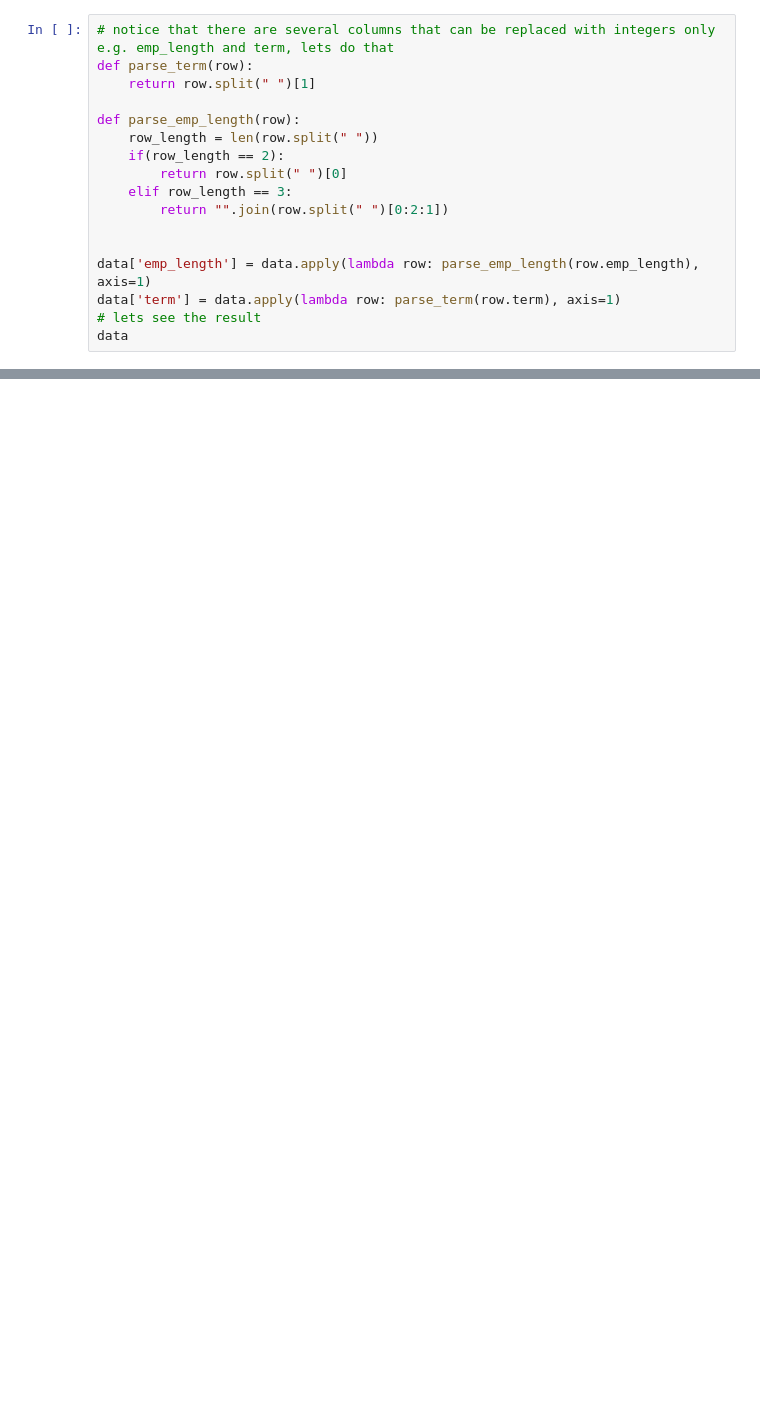
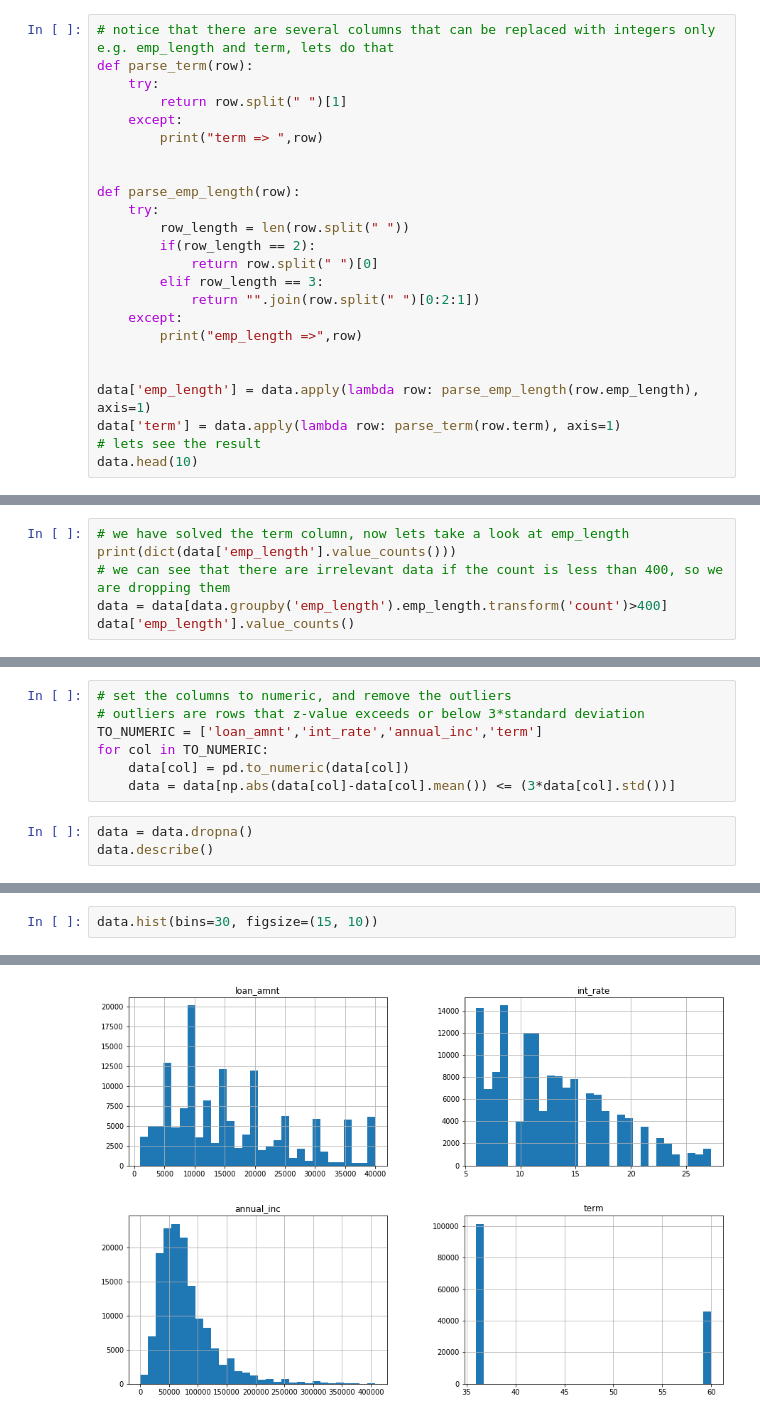
Before and after one commit to jonathanfilbert/pdib, a Jupyter notebook: tugas-1/Tugas 1 PDIB.ipynb, the cells around one changed output, grey strips where cells are left out. Drawn from its saved outputs; the diff is of its cells as text; blank space fills up the shorter version.

```diff
--- a/tugas-1/Tugas 1 PDIB.ipynb
+++ b/tugas-1/Tugas 1 PDIB.ipynb
@@ -26,17 +95,24 @@ data
 # %%
 # notice that there are several columns that can be replaced with integers only e.g. emp_length and term, lets do that
 def parse_term(row):
-    return row.split(" ")[1]
+    try:
+        return row.split(" ")[1]
+    except:
+        print("term => ",row)
+
 
 def parse_emp_length(row):
-    row_length = len(row.split(" "))
-    if(row_length == 2):
-        return row.split(" ")[0]
-    elif row_length == 3:
-        return "".join(row.split(" ")[0:2:1])
+    try:
+        row_length = len(row.split(" "))
+        if(row_length == 2):
+            return row.split(" ")[0]
+        elif row_length == 3:
+            return "".join(row.split(" ")[0:2:1])
+    except:
+        print("emp_length =>",row)
 
 
 data['emp_length'] = data.apply(lambda row: parse_emp_length(row.emp_length), axis=1)
 data['term'] = data.apply(lambda row: parse_term(row.term), axis=1)
 # lets see the result
-data
+data.head(10)
@@ -42,0 +131,6 @@ data
+# %%
+# we have solved the term column, now lets take a look at emp_length
+print(dict(data['emp_length'].value_counts()))
+# we can see that there are irrelevant data if the count is less than 400, so we are dropping them
+data = data[data.groupby('emp_length').emp_length.transform('count')>400]
+data['emp_length'].value_counts()
@@ -64,0 +203,10 @@ data
+# %%
+# set the columns to numeric, and remove the outliers
+# outliers are rows that z-value exceeds or below 3*standard deviation
+TO_NUMERIC = ['loan_amnt','int_rate','annual_inc','term']
+for col in TO_NUMERIC:
+    data[col] = pd.to_numeric(data[col])
+    data = data[np.abs(data[col]-data[col].mean()) <= (3*data[col].std())]
+# %%
+data = data.dropna()
+data.describe()
@@ -64,0 +239,3 @@ data
+# %%
+data.hist(bins=30, figsize=(15, 10))
+# %% [output]
@@ -64,0 +246 @@ data
+[figure, added]
```
Also changed, not shown: parts of 20 cells of this notebook, 3 other files.
